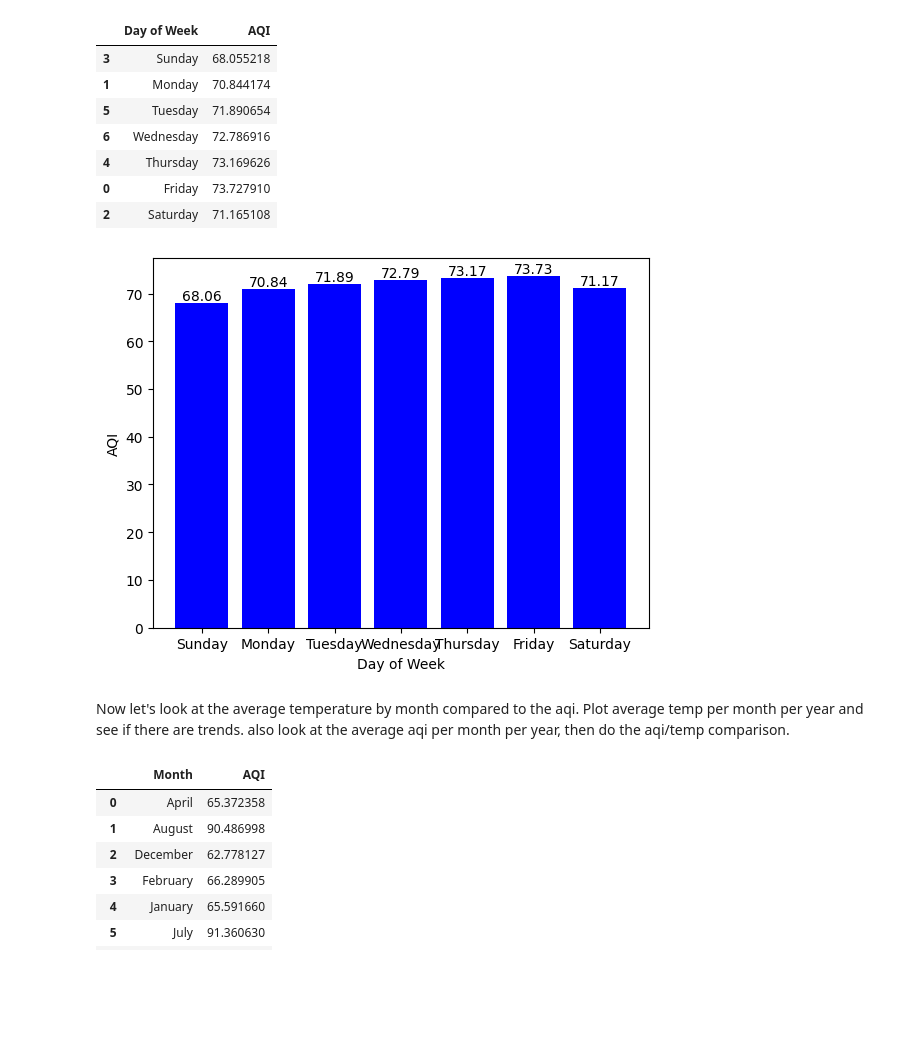
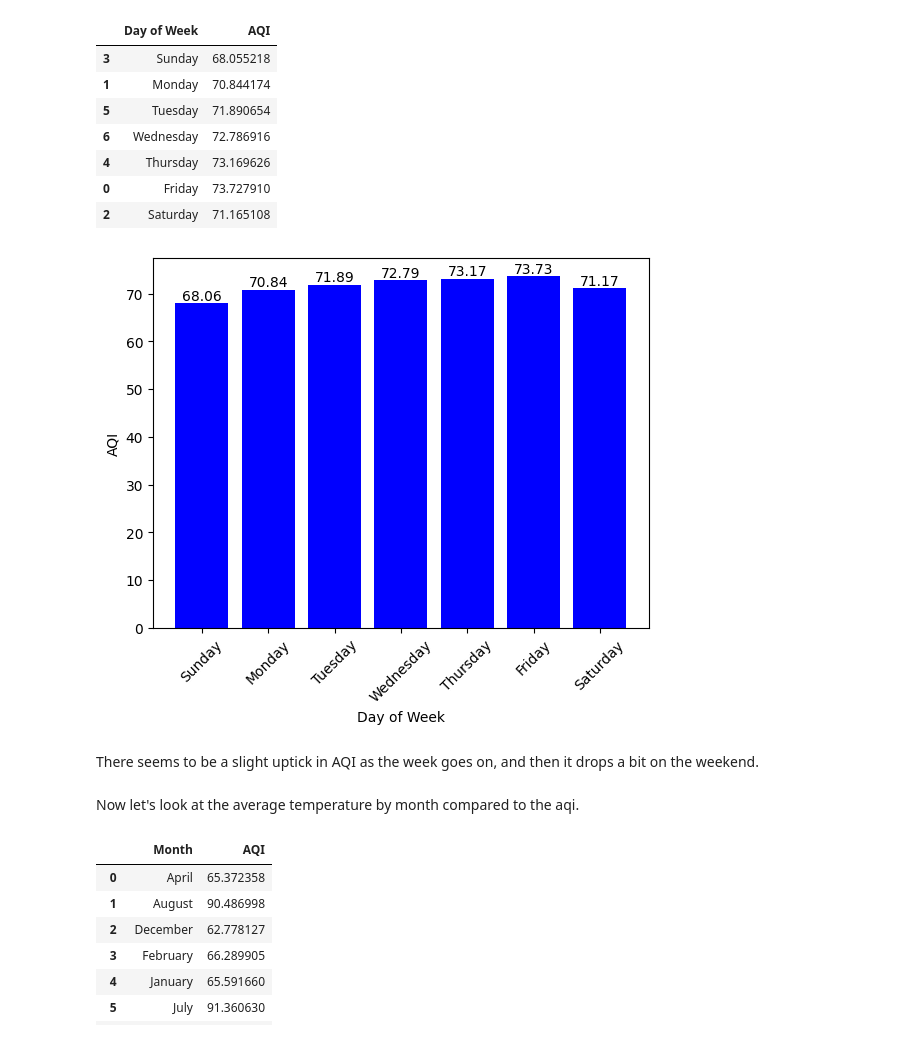
Before and after one commit to ruitreves/air_quality_analysis, a Jupyter notebook: air_quality.ipynb, the cells around one changed output. Saved outputs shown, nothing was run; the diff lists cells and outputs as text; code cells hidden in the pictures; blank space fills up the shorter version.

```diff
--- a/air_quality.ipynb
+++ b/air_quality.ipynb
@@ -6,8 +6,8 @@ from sklearn.linear_model import LinearRegression
 # %% [markdown]
 The data in the data folder has been trimmed down, but not cleaned, in order to make the file sized more manageable.
 # %%
-df_aqi = pd.read_csv('/Users/ruitreves/Documents/py/capstone/data/aqi_data')
-df_weather = pd.read_csv('/Users/ruitreves/Documents/py/capstone/data/weather_data')
+df_aqi = pd.read_csv('data/aqi_data', low_memory=False)
+df_weather = pd.read_csv('data/weather_data', low_memory=False)
 # %%
 df_aqi.head()
 # %% [output]
@@ -223,0 +262,18 @@ plt.show()
+# %%
+df['Average Temp C'] = (df['Max Temp C'] + df['Min Temp C']) / 2
+avg_temp_C = df['Average Temp C']
+aqi = df['AQI'].values.reshape(-1,1)
+
+
+plt.scatter(aqi, avg_temp_C)
+
+model_avg_temp_C = LinearRegression()
+model_avg_temp_C.fit(aqi, avg_temp_C)
+
+y_pred = model_avg_temp_C.predict(aqi)
+
+plt.plot(aqi, y_pred, color = 'red')
+
+plt.xlabel('AQI')
+plt.ylabel('Avg Temp C')
+plt.show()
@@ -297,15 +359,18 @@ grouped_df
 # %%
 x_values = grouped_df['Day of Week']
 y_values = grouped_df['AQI']
 bars = plt.bar(x_values, y_values, color='blue')
 plt.bar_label(bars, labels=y_values.round(2), fmt='%.2f', label_type='edge', color='black')
 plt.xlabel('Day of Week')
 plt.ylabel('AQI')
+plt.xticks(rotation=45)
 plt.show()
 # %% [output]
-[figure, old version]
+[figure, new version]
+# %% [markdown]
+There seems to be a slight uptick in AQI as the week goes on, and then it drops a bit on the weekend.
 # %% [markdown]
-Now let's look at the average temperature by month compared to the aqi. Plot average temp per month per year and see if there are trends. also look at the average aqi per month per year, then do the aqi/temp comparison.
+Now let's look at the average temperature by month compared to the aqi.
 # %%
 df['Month'] = df['Date'].dt.month_name()
 month_df = df.groupby('Month')['AQI'].mean().reset_index()
```
Also changed, not shown: parts of 23 cells of this notebook, 2 other files.
